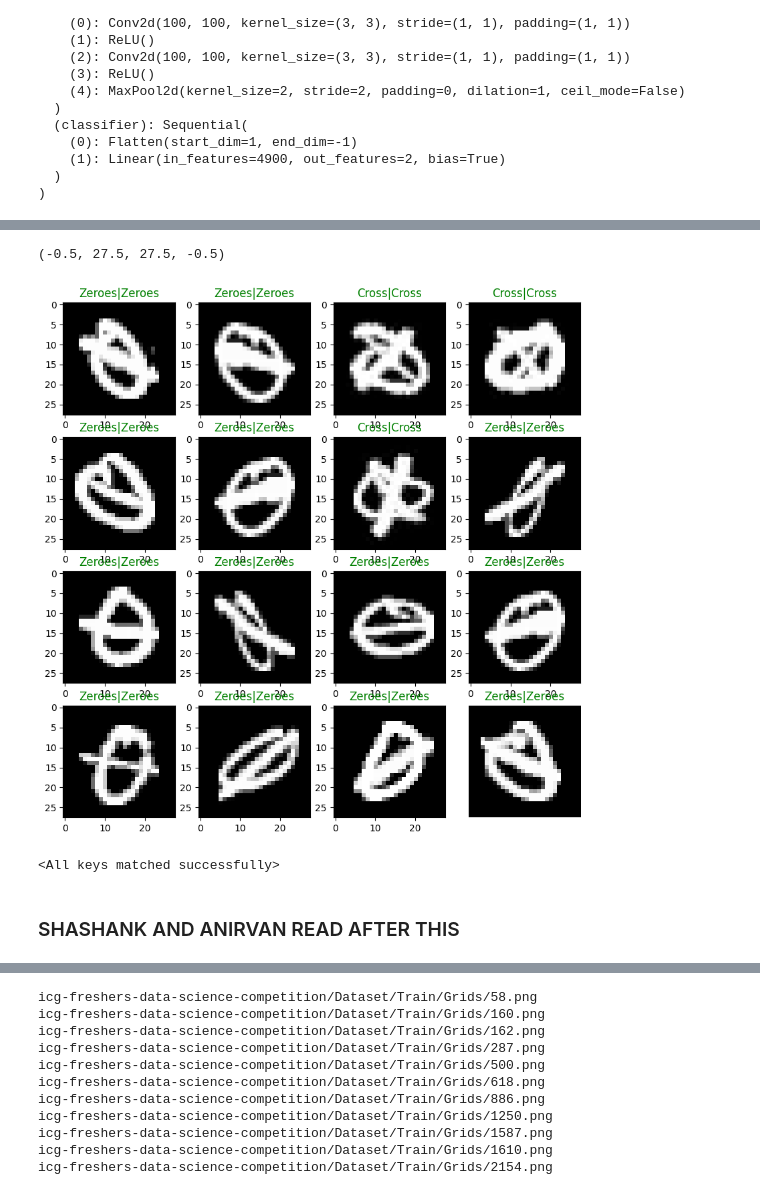
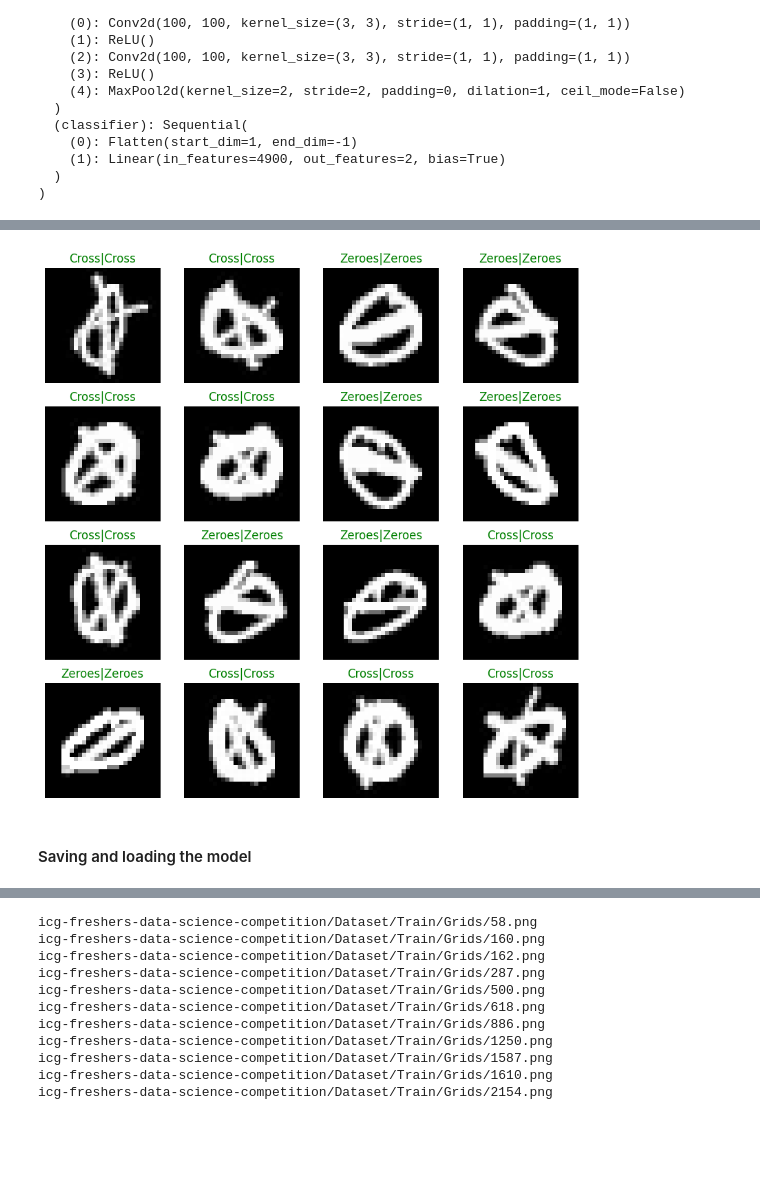
Before and after one commit to AaSiKu/ICG-Projects---SWORTex, a Jupyter notebook: Work.ipynb, the cells around one changed output, grey strips where cells are left out. Cells and saved outputs as stored; diff of their text form; code cells hidden in the pictures; blank space fills up the shorter version.

Commit message:
Completely done now
--> Only thing left to modify is the accuracy of the model that predicts wining.
--> Device agnostics done.
--> Mojor chunck of commenting done.

```diff
--- a/Work.ipynb
+++ b/Work.ipynb
@@ -105,0 +85,3 @@ flatten_model = nn.Flatten()
+# %%
+# Setting device agnostic code
+device ='cuda' if torch.cuda.is_available() else 'cpu'
@@ -187,6 +172,8 @@ for epoch in range(epochs):
     train_loss = 0
     train_accuracy = 0
     for Batch,(X,y) in enumerate(iter(train_dataloader)):
+        X = X.to(device)
+        y = y.to(device)
         model.train()
         y_pred = model(X)
         loss = loss_fn(y_pred,y)
@@ -197,5 +184,5 @@ for epoch in range(epochs):
         loss.backward()
         # print(loss)
         optimizer.step()
-    print(f"\n{epoch}|Average loss: {(train_loss/len(train_dataloader))}|Average Accuracy:{(train_accuracy/len(train_dataloader))}%\n")
+    print(f"{epoch+1}|Average loss: {(train_loss/len(train_dataloader))}|Average Accuracy:{(train_accuracy/len(train_dataloader))}%\n")
 # %% [output]
@@ -228,4 +205,0 @@ y_pred,y
-# %%
-(X,y) = next(iter(train_dataloader))
-X.shape
-X[0][0]
@@ -275,5 +206,5 @@ train_images
 # %%
 y_pred = []
 for x in range(len(train_data)):
-    result = model(train_data[x][0].unsqueeze(0)).argmax(1)
+    result = model(train_data[x][0].unsqueeze(0).to(device)).argmax(1) #Predicting values on training data-set using the model just trained
     y_pred.append(result)
@@ -310,27 +238,25 @@ def is_equal(y_pred,y):
     else:
         return 0
 # %%
+# Visualizing the results
 No_of_values_to_predict = 16
 plt.figure(figsize=(10,10))
 Color = ['r','g']
 list_indices = np.random.randint(0,len(train_data),16)
 for x in range(16):
     plt.subplot(4,4,x+1)
     plt.imshow(train_data[list_indices[x]][0].squeeze().permute(1,2,0),cmap='gray')
     plt.title(f"{train_data.classes[y_pred[list_indices[x]]]}|{class_names[train_data[list_indices[x]][1]]}",c=Color[is_equal(y_pred[list_indices[x]],train_data.targets[list_indices[x]])])
-plt.axis(False)
+    plt.axis('off')
+plt.show()
 # %% [output]
-(-0.5, 27.5, 27.5, -0.5)
-[figure, old version]
+[figure, new version]
+# %% [markdown]
+#### Saving and loading the model
 # %%
-# torch.save(obj=model.state_dict(), # only saving the state_dict() only saves the learned parameters
-            # f="Model_1.pth")
-model_2 = model = Model_for_checking_0orX(input_shape=3,
-    hidden_units=100,
-    output_shape=len(train_data.classes))
-model.load_state_dict(torch.load(f="Model_1.pth"))
+
+#! Saving the parameters of my beloved model.
+# torch.save(obj=model.state_dict(),f="Model_1.pth")
+
+# model.load_state_dict(torch.load(f="Model_1.pth")) #!To load the parameters already set for the model.
-# %% [output]
-<All keys matched successfully>
-# %% [markdown]
-### SHASHANK AND ANIRVAN READ AFTER THIS
 # %%
```
Also changed, not shown: parts of 74 cells of this notebook, 1 other file.
